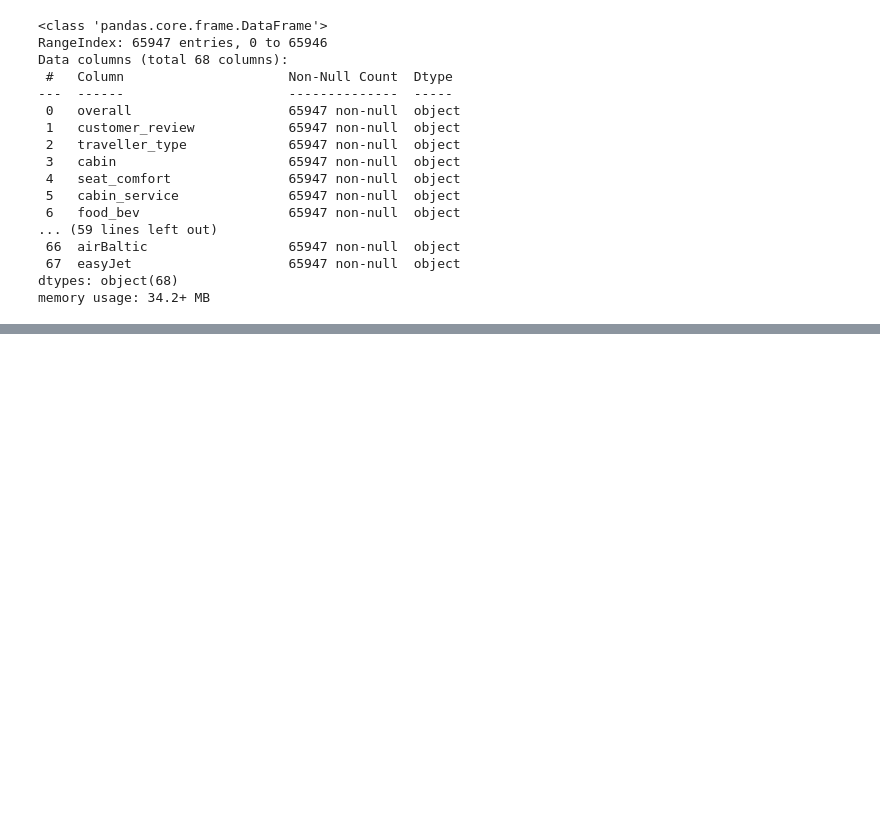
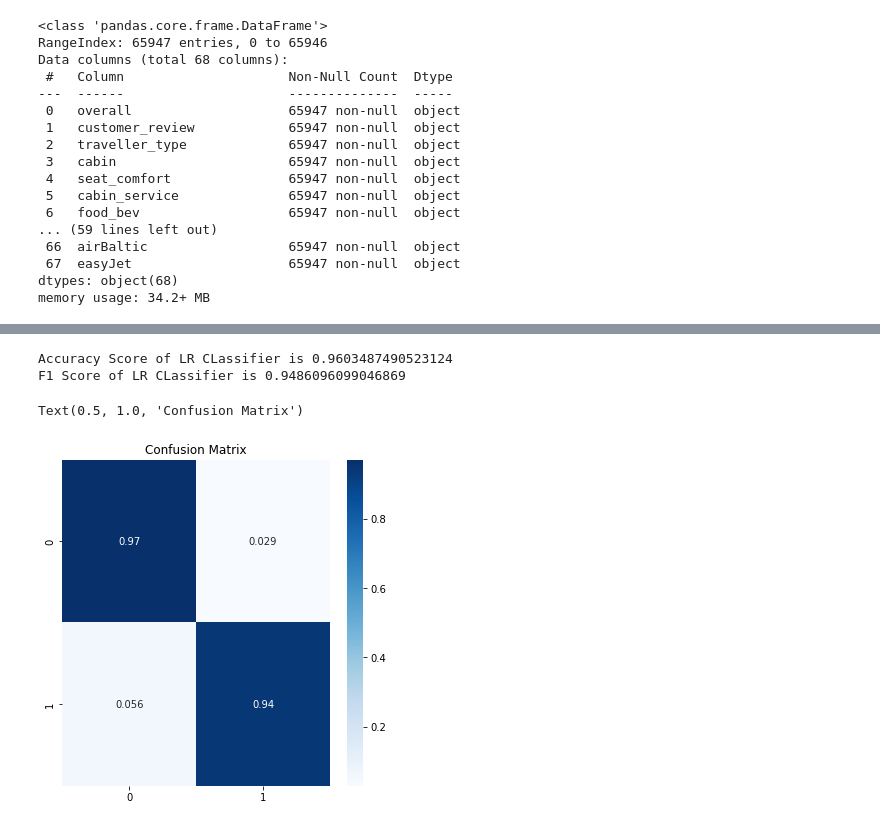
Before and after one commit to ydv1412/airline_review_classification, a Jupyter notebook: airline_review_classification.ipynb, the cells around one changed output, grey strips where cells are left out. Drawn from its saved outputs; the diff is of its cells as text; code cells hidden in the pictures; blank space fills up the shorter version.

```diff
--- a/airline_review_classification.ipynb
+++ b/airline_review_classification.ipynb
@@ -764,0 +662,13 @@ print(confusion)
+# %%
+predicted_y3 = clf3.predict(x_test)
+print("Accuracy Score of LR CLassifier is {}".format(accuracy_score(predicted_y3 , y_test)))
+print("F1 Score of LR CLassifier is {}".format(f1_score(predicted_y3 , y_test)))
+confusion = confusion_matrix(predicted_y3 , y_test , normalize = 'true')
+plt.figure(figsize = (6,6))
+sns.heatmap(confusion, annot=True, cmap='Blues')
+plt.title('Confusion Matrix')
+# %% [output]
+Accuracy Score of LR CLassifier is 0.9603487490523124
+F1 Score of LR CLassifier is 0.9486096099046869
+Text(0.5, 1.0, 'Confusion Matrix')
+[figure, added]
```
Also changed, not shown: parts of 211 cells of this notebook.
